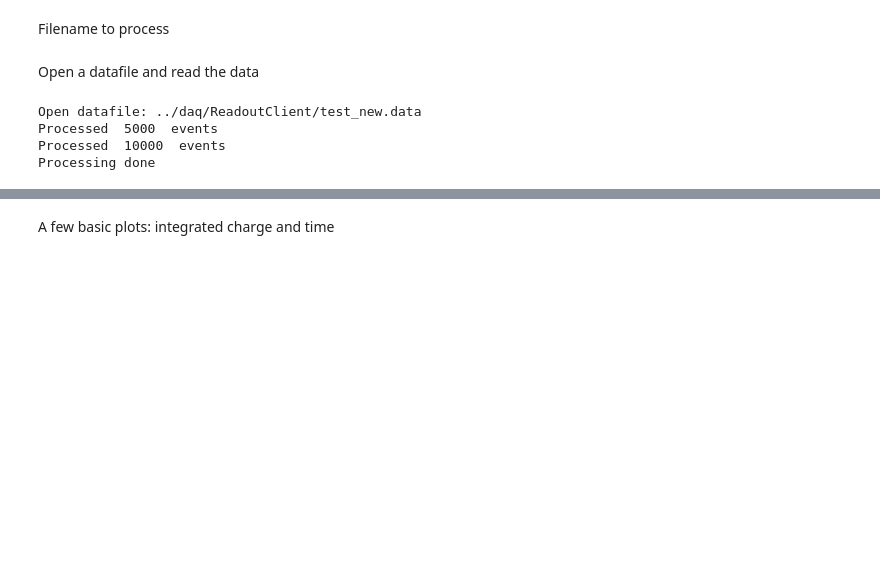
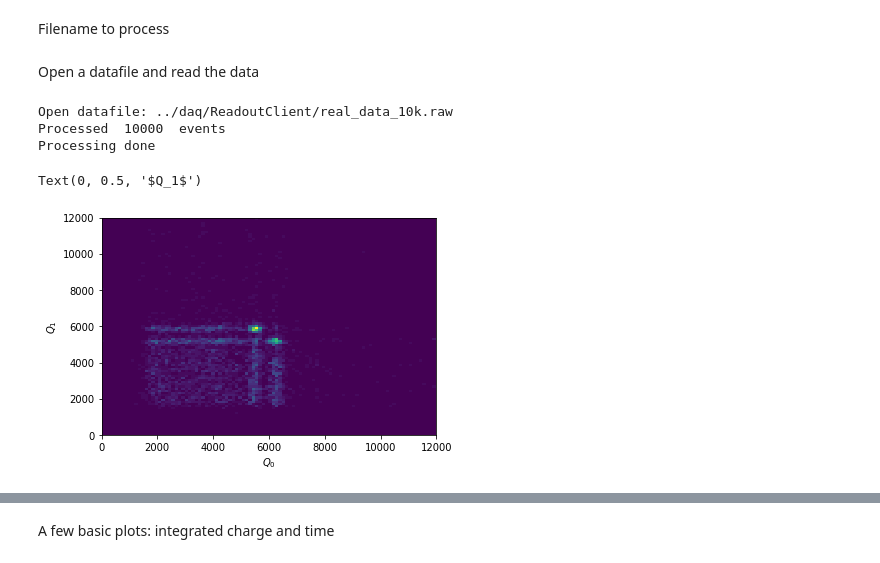
Before and after one commit to acolijn/DT5550_DAQ, a Jupyter notebook: analysis/decode_example.ipynb, the cells around one changed output, grey strips where cells are left out. Saved outputs shown, nothing was run; the diff lists cells and outputs as text; code cells hidden in the pictures; blank space fills up the shorter version.

```diff
--- a/analysis/decode_example.ipynb
+++ b/analysis/decode_example.ipynb
@@ -25,14 +26,30 @@ io = DT5550(file=filename)
 #
 # loop over the data
 #
+Q0 = []
+Q1 = []
+dt = []
 while(io.read_event() == 0):
-    if io.n_event%5000 == 0:
+    if io.n_event%10000 == 0:
         print('Processed ',io.n_event,' events')
     # here you can decide what to do with the event information
     # ......
+    if io.valid[0] and io.valid[1]:
+        dt.append(io.t[0]-io.t[1])
+        Q0.append(io.Q[0])
+        Q1.append(io.Q[1])
+
 print('Processing done')
 # %% [output]
-Open datafile: ../daq/ReadoutClient/test_new.data
-Processed  5000  events
+Open datafile: ../daq/ReadoutClient/real_data_10k.raw
 Processed  10000  events
 Processing done
+# %%
+import matplotlib as mpl
+
+h = plt.hist2d(Q0,Q1,bins=(100,100),range=((0,12000),(0,12000)))#,norm=mpl.colors.LogNorm())
+plt.xlabel('$Q_0$')
+plt.ylabel('$Q_1$')
+# %% [output]
+Text(0, 0.5, '$Q_1$')
+[figure, added]
```
Also changed, not shown: parts of 5 cells of this notebook, 4 other files.
